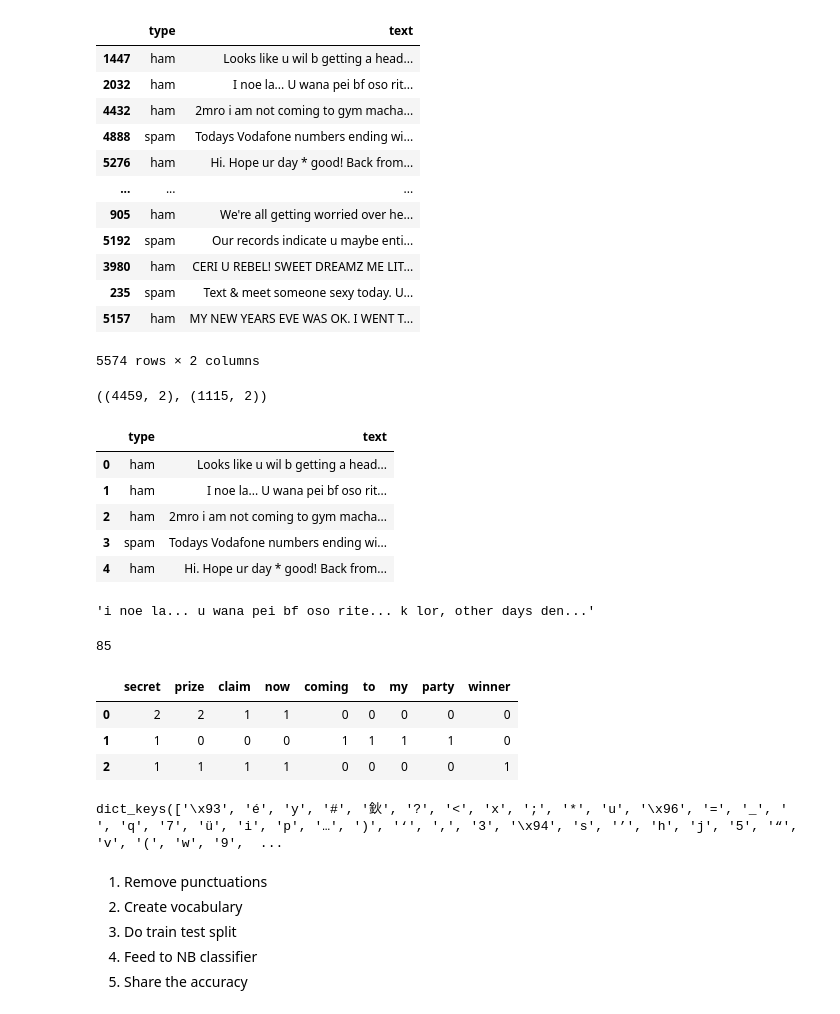
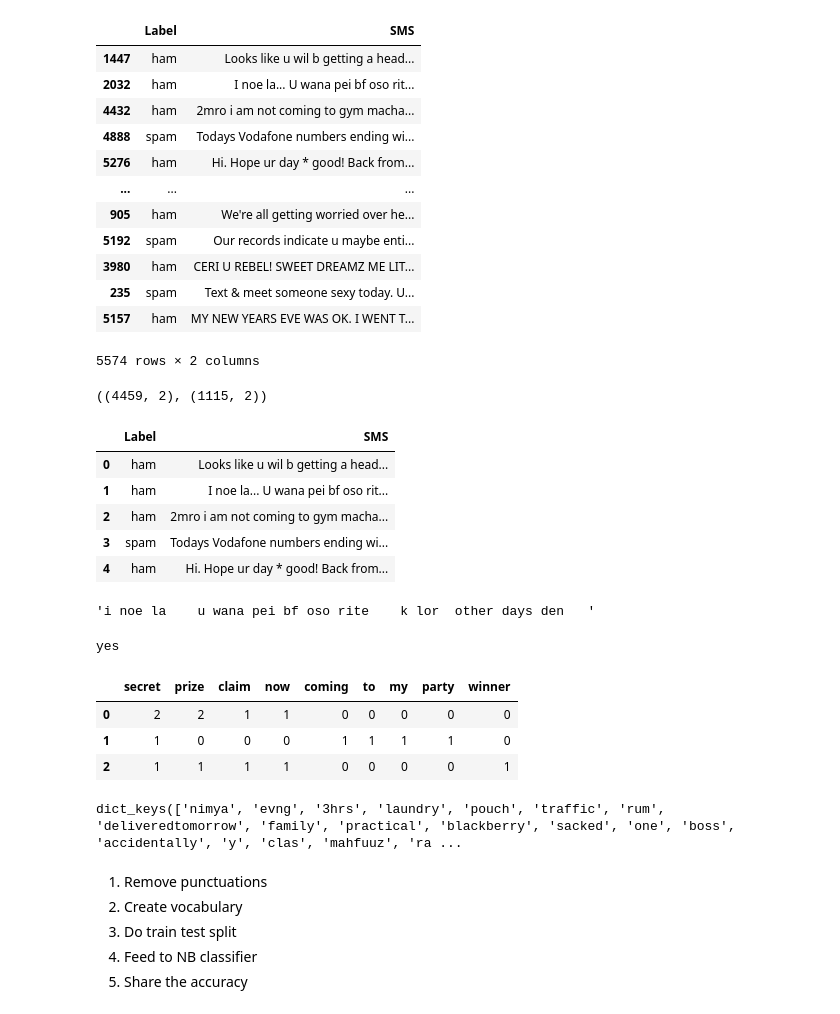
Before and after one commit to amankr1279/Data-Science-and-ML, a Jupyter notebook: Day 3/Spam_Spotter.ipynb, the cells around one changed output. Drawn from its saved outputs; the diff is of its cells as text; code cells hidden in the pictures.

```diff
--- a/Day 3/Spam_Spotter.ipynb
+++ b/Day 3/Spam_Spotter.ipynb
@@ -8,5 +8,7 @@ import matplotlib.pyplot as plt
 import regex as re
 # %%
 data = pd.read_csv("sms_spam.csv")
+data.columns.values[0] = "Label"
+data.columns.values[1] = "SMS"
 data
 # %% [output]
@@ -33,8 +44,8 @@ Name: proportion, dtype: float64
 # %%
-data_randomized = data.sample(random_state=1,frac=1)
+data_randomized = data.sample(frac=1, random_state=1)
 data_randomized
 # %% [output]
-|  | type | text |
+|  | Label | SMS |
 | 1447 | ham | Looks like u wil b getting a head... |
 | 2032 | ham | I noe la... U wana pei bf oso rit... |
 | 4432 | ham | 2mro i am not coming to gym macha... |
@@ -61,7 +72,7 @@ training_set.shape, test_set.shape
 # %%
 training_set.head()
 # %% [output]
-|  | type | text |
+|  | Label | SMS |
 | 0 | ham | Looks like u wil b getting a head... |
 | 1 | ham | I noe la... U wana pei bf oso rit... |
 | 2 | ham | 2mro i am not coming to gym macha... |
@@ -75,7 +81,6 @@ training_set.head()
-# %%
-training_set['text'] = training_set['text'].str.lower()
-training_set['text'] = training_set['text'].str.replace('\W', '')# Removes punctuation
-training_set['text'] = training_set['text'].str.replace(r'[^\w\s]+', '')
-training_set['text'][1]
-# %% [output]
-'i noe la... u wana pei bf oso rite... k lor, other days den...'
+# %%
+training_set['SMS'] = training_set['SMS'].str.replace(r'\W', ' ', regex=True)# Removes punctuation
+training_set['SMS'] = training_set['SMS'].str.lower()
+training_set['SMS'][1]
+# %% [output]
+'i noe la    u wana pei bf oso rite    k lor  other days den   '
@@ -82,12 +89,15 @@ training_set['text'][1]
 # %%
 vocabulary = set()
-for text in training_set['text']:
+for text in training_set['SMS']:
    for word in text:
       vocabulary.add(word)
+
 vocabulary = list(vocabulary)
 len(vocabulary)
+if "text" in vocabulary:
+   print("yes")
 # %% [output]
-85
+yes
 # %%
 word_counts_per_text = {'secret': [2,1,1],
                        'prize': [2,0,1],
@@ -107,15 +117,15 @@ word_counts.head()
 | 1 | 1 | 0 | 0 | 0 | 1 | 1 | 1 | 1 | 0 |
 | 2 | 1 | 1 | 1 | 1 | 0 | 0 | 0 | 0 | 1 |
 # %%
-word_counts_per_sms = {unique_word: [0] * len(training_set['text']) for unique_word in vocabulary}
+word_counts_per_sms = {unique_word: [0] * len(training_set['SMS']) for unique_word in vocabulary}
 
-for index, sms in enumerate(training_set['text']):
+for index, sms in enumerate(training_set['SMS']):
    for word in sms:
       word_counts_per_sms[word][index] += 1
 
 word_counts_per_sms.keys()
 # %% [output]
-dict_keys(['\x93', 'é', 'y', '#', '鈥', '?', '<', 'x', ';', '*', 'u', '\x96', '=', '_', ' ', 'q', '7', 'ü', 'i', 'p', '…', ')', '‘', ',', '3', '\x94', 's', '’', 'h', 'j', '5', '“', 'v', '(', 'w', '9',  ...
+dict_keys(['nimya', 'evng', '3hrs', 'laundry', 'pouch', 'traffic', 'rum', 'deliveredtomorrow', 'family', 'practical', 'blackberry', 'sacked', 'one', 'boss', 'accidentally', 'y', 'clas', 'mahfuuz', 'ra ...
 # %% [markdown]
 1. Remove punctuations
 2. Create vocabulary
```
Also changed, not shown: parts of 16 cells of this notebook.
